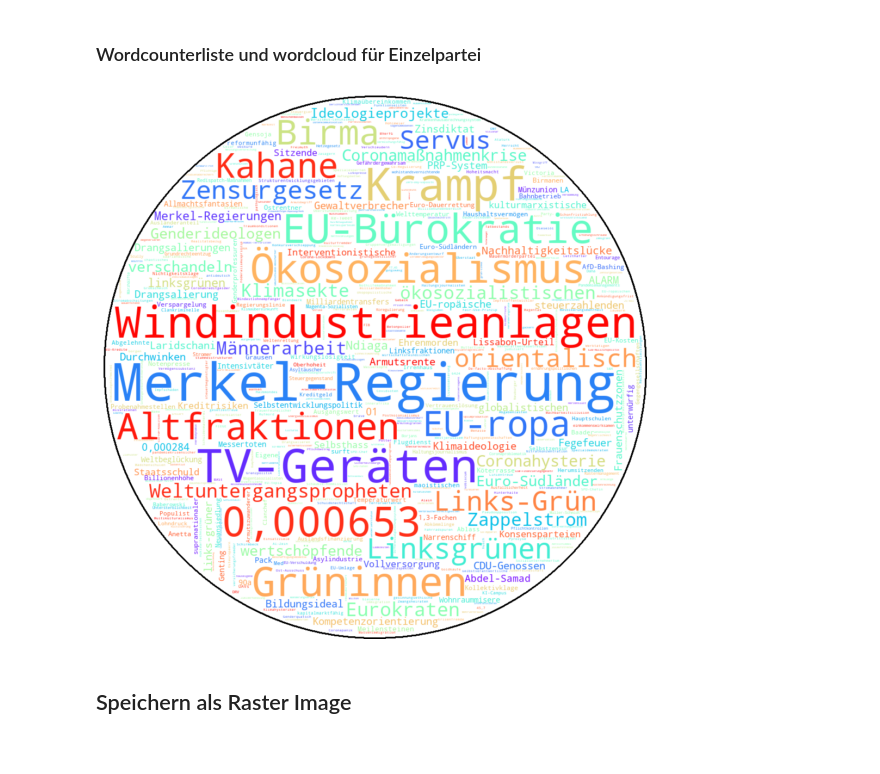
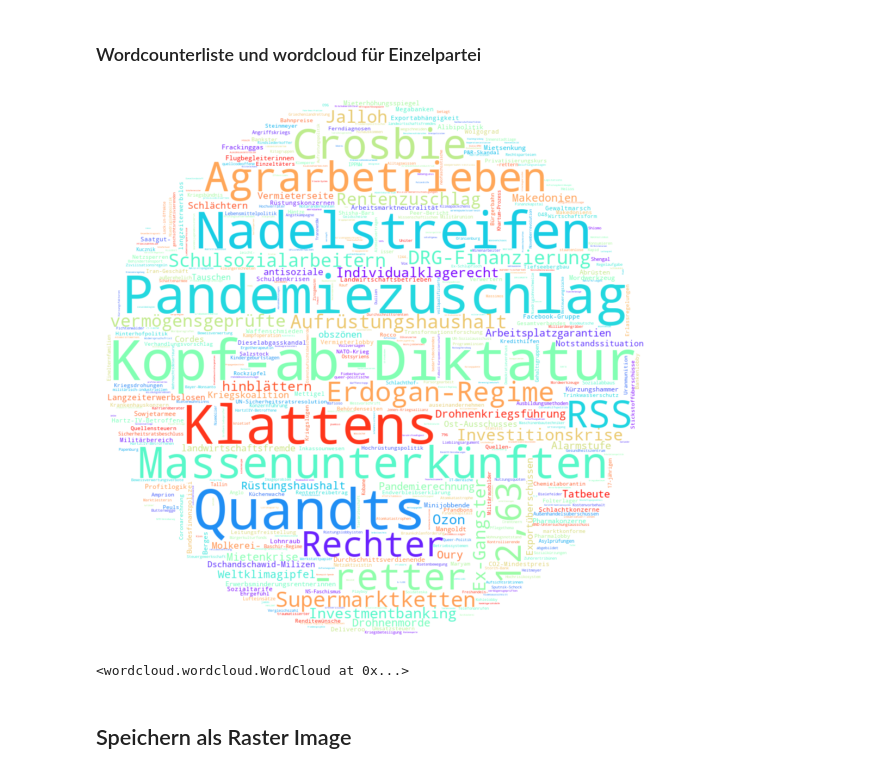
Before and after one commit to sevenbanisch/bundestagsreden, a Jupyter notebook: pipelines/unique words der Parteien und der Parteienpaare - Endversion.ipynb, the cells around one changed output. Drawn from its saved outputs; the diff is of its cells as text; code cells hidden in the pictures.

Commit message:
Automatize unique words for plotting

```diff
--- a/pipelines/unique words der Parteien und der Parteienpaare - Endversion.ipynb
+++ b/pipelines/unique words der Parteien und der Parteienpaare - Endversion.ipynb
@@ -20,17 +22,18 @@ Reden nach Parteien sortieren und zu Parteitexten zusammenfügen
 # %%
-reden_gefiltert = {'CDU/CSU':[],
+reden_gefiltert = {'CDU_CSU':[],
                    'SPD':[],
                    'AfD':[],
                    'FDP':[],
-                   'BÜNDNIS 90/DIE GRÜNEN':[],
+                   'BÜNDNIS 90_DIE GRÜNEN':[],
                    'DIE LINKE':[],
                    'fraktionslos':[],
                    'Bremen':[]
                   }
 for rede in alleReden:
     rede['party']=rede['party'].replace(u'\xa0', u' ')
-    if rede['party']=='Bündnis 90/Die Grünen':
-        rede['party']='BÜNDNIS 90/DIE GRÜNEN'
+    rede['party']=rede['party'].replace(u'/', u'_')
+    if rede['party']=='Bündnis 90_Die Grünen':
+        rede['party']='BÜNDNIS 90_DIE GRÜNEN'
     if rede['party']=='Fraktionslos':
         rede['party']='fraktionslos'
 
@@ -96,28 +116,37 @@ print(uw_all.keys())
 # %% [markdown]
 ### Wordcounterliste und wordcloud für Einzelpartei
 # %%
-party = 'AfD'
+#party = 'AfD'
+#party = 'CDU_CSU'
+#party = 'SPD'
+#party = 'FDP'
+#party = 'BÜNDNIS 90_DIE GRÜNEN'
+party = 'DIE LINKE'
 
 uw_counter = [wort for wort in reden_gefiltert[party] if wort in uw_all[party]]
 counts = Counter(uw_counter)
 
 mask = np.array(Image.open("circle.png"))
 
-wordcloud = WordCloud(width=3200, height=3200,background_color='white', max_words=500, mask=mask,contour_color='#000000',contour_width=3,colormap='rainbow').generate_from_frequencies(counts)
+wordcloud = WordCloud(width=3200, height=3200,background_color='white', max_words=500, mask=mask,contour_color='#000000',contour_width=0,colormap='rainbow').generate_from_frequencies(counts)
 #wordcloud = WordCloud(background_color='white', max_words=100, mask=mask).generate_from_frequencies(counts)
 
 # create image as circle
 
 fig = plt.figure(figsize=(10,10))
 plt.imshow(wordcloud, interpolation='bilinear')
 plt.axis("off")
 # store to file
 #party='DIE GRÜNEN'
 #plt.savefig(f"../private/wordclouds/wordcloud_{party}.png", format="png")
 #plt.savefig("circle", format="png")
 plt.show()
+
+# store to file
+wordcloud.to_file(f"../private/wordclouds/wordcloud_{party}.png")
 # %% [output]
-[figure, old version]
+[figure, new version]
+<wordcloud.wordcloud.WordCloud at 0x...>
 # %% [markdown]
 ## Speichern als Raster Image
 # %%
```
Also changed, not shown: parts of 4 cells of this notebook.
